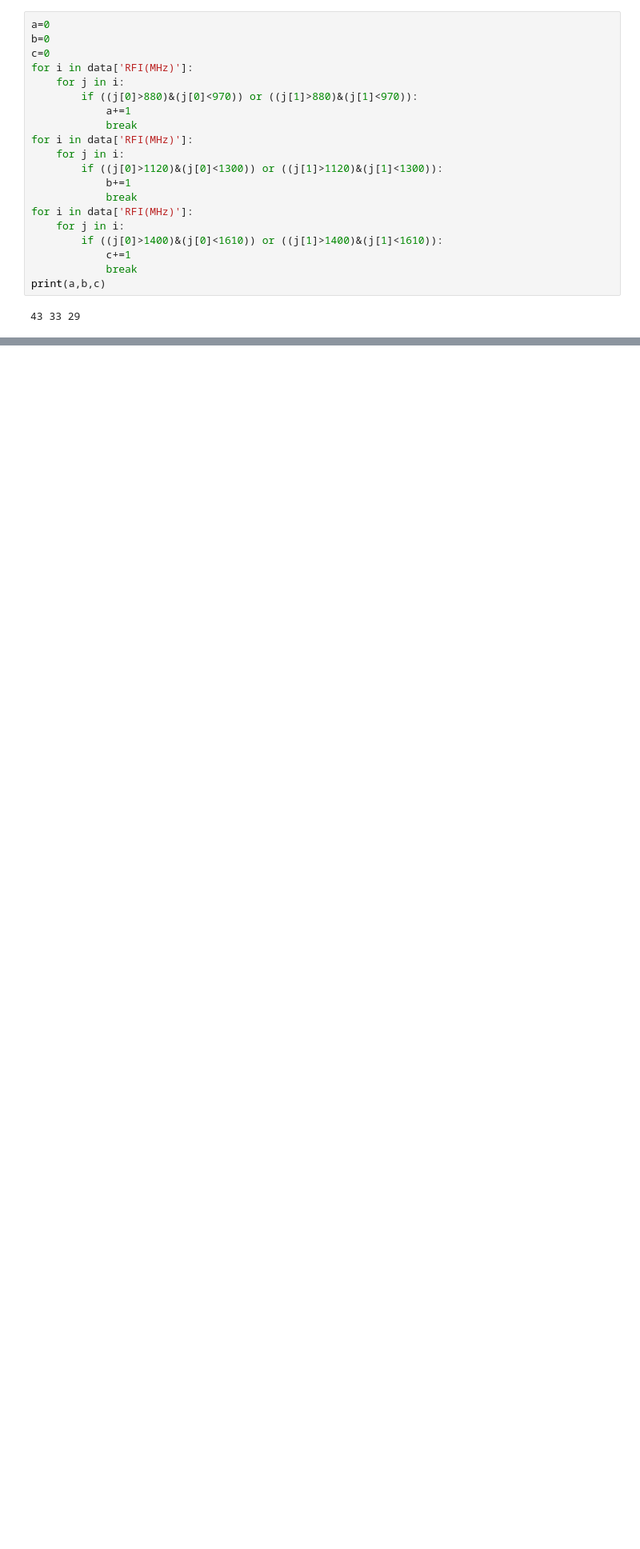
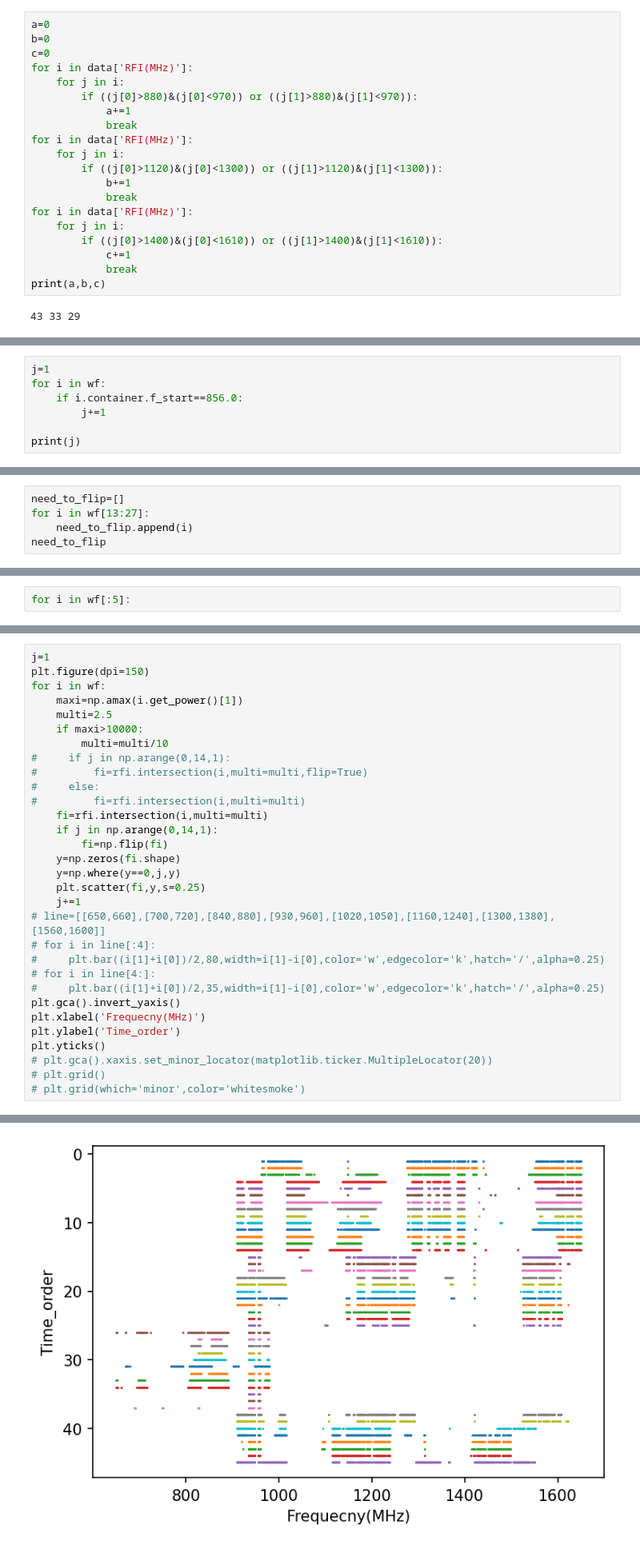
Before and after one commit to ZaynAmell/result, a Jupyter notebook: write_BR.ipynb, the cells around one changed output, grey strips where cells are left out. Shown at 80% size. Cells and saved outputs as stored; diff of their text form; blank space fills up the shorter version.

```diff
--- a/write_BR.ipynb
+++ b/write_BR.ipynb
@@ -135,0 +206,7 @@ plt.savefig('plots/after_mid/RFI_vs_File_BR.pdf')
+# %%
+j=1
+for i in wf:
+    if i.container.f_start==856.0:
+        j+=1
+
+print(j)
@@ -135,0 +215,5 @@ plt.savefig('plots/after_mid/RFI_vs_File_BR.pdf')
+# %%
+need_to_flip=[]
+for i in wf[13:27]:
+    need_to_flip.append(i)
+need_to_flip
@@ -135,0 +235,2 @@ plt.savefig('plots/after_mid/RFI_vs_File_BR.pdf')
+# %%
+for i in wf[:5]:
@@ -135,0 +239,32 @@ plt.savefig('plots/after_mid/RFI_vs_File_BR.pdf')
+# %%
+j=1
+plt.figure(dpi=150)
+for i in wf:
+    maxi=np.amax(i.get_power()[1])
+    multi=2.5
+    if maxi>10000:
+        multi=multi/10
+#     if j in np.arange(0,14,1):
+#         fi=rfi.intersection(i,multi=multi,flip=True)
+#     else:
+#         fi=rfi.intersection(i,multi=multi)
+    fi=rfi.intersection(i,multi=multi)
+    if j in np.arange(0,14,1):
+        fi=np.flip(fi)
+    y=np.zeros(fi.shape)
+    y=np.where(y==0,j,y)
+    plt.scatter(fi,y,s=0.25)
+    j+=1
+# line=[[650,660],[700,720],[840,880],[930,960],[1020,1050],[1160,1240],[1300,1380],[1560,1600]]
+# for i in line[:4]:
+#     plt.bar((i[1]+i[0])/2,80,width=i[1]-i[0],color='w',edgecolor='k',hatch='/',alpha=0.25)
+# for i in line[4:]:
+#     plt.bar((i[1]+i[0])/2,35,width=i[1]-i[0],color='w',edgecolor='k',hatch='/',alpha=0.25)
+plt.gca().invert_yaxis()
+plt.xlabel('Frequecny(MHz)')
+plt.ylabel('Time_order')
+plt.yticks()
+# plt.gca().xaxis.set_minor_locator(matplotlib.ticker.MultipleLocator(20))
+# plt.grid()
+# plt.grid(which='minor',color='whitesmoke')
+# %% [output]
@@ -135,0 +279 @@ plt.savefig('plots/after_mid/RFI_vs_File_BR.pdf')
+[figure, added]
```
Also changed, not shown: parts of 36 cells of this notebook, 1 other file.
